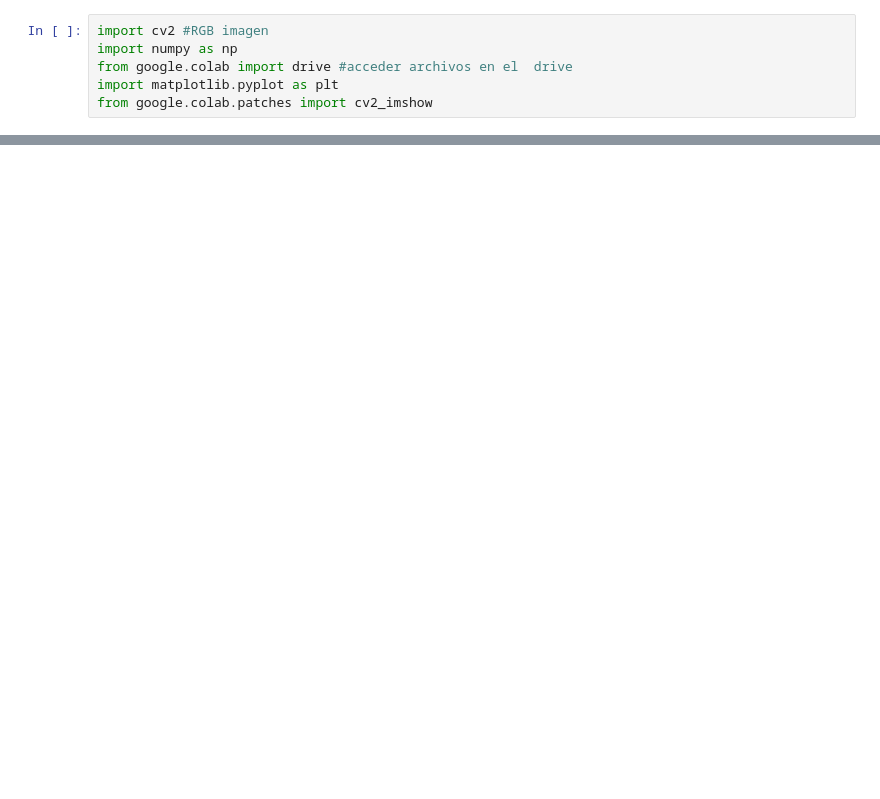
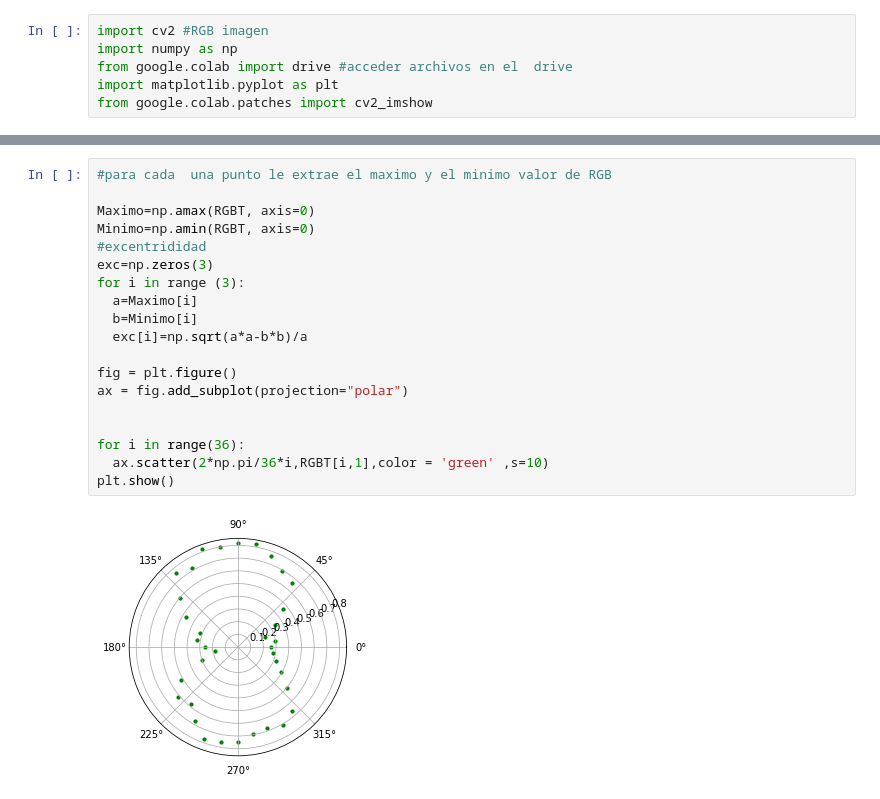
Before and after one commit to jgsuarezc/Fotoelasticidad, a Jupyter notebook: Fotoelastidad.ipynb, the cells around one changed output, grey strips where cells are left out. Cells and saved outputs as stored; diff of their text form; blank space fills up the shorter version.

```diff
--- a/Fotoelastidad.ipynb
+++ b/Fotoelastidad.ipynb
@@ -77,0 +78,21 @@ plt.show()
+# %%
+#para cada  una punto le extrae el maximo y el minimo valor de RGB
+
+Maximo=np.amax(RGBT, axis=0)
+Minimo=np.amin(RGBT, axis=0)
+#excentrididad
+exc=np.zeros(3)
+for i in range (3):
+  a=Maximo[i]
+  b=Minimo[i]
+  exc[i]=np.sqrt(a*a-b*b)/a
+
+fig = plt.figure()
+ax = fig.add_subplot(projection="polar")
+
+
+for i in range(36):
+  ax.scatter(2*np.pi/36*i,RGBT[i,1],color = 'green' ,s=10)
+plt.show()
+# %% [output]
+[figure, added]
```
Also changed, not shown: parts of 2 cells of this notebook.
